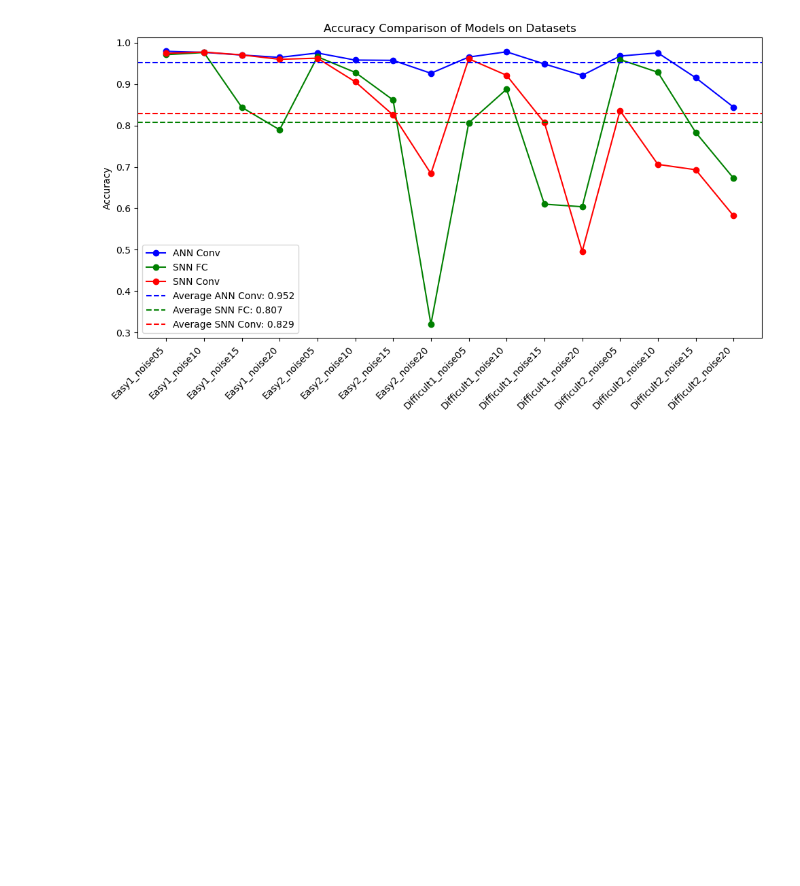
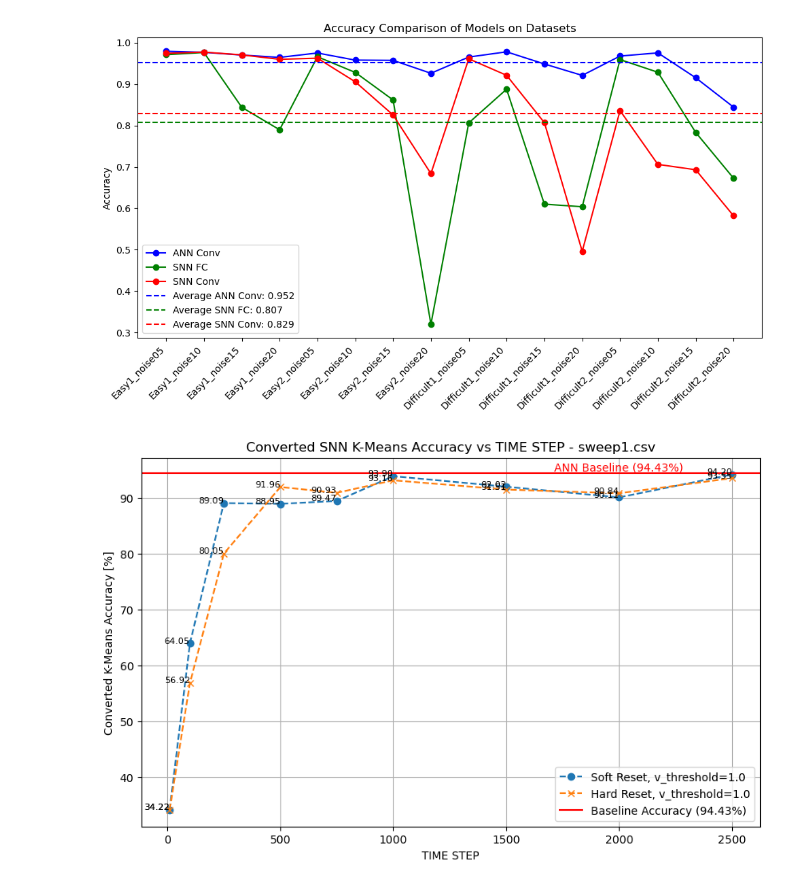
Before and after one commit to bhkim003/ByeonghyeonKim, a Jupyter notebook: my_snn/bh_chan_clustering_train_main.ipynb, the cells around one changed output. Saved outputs shown, nothing was run; the diff lists cells and outputs as text; code cells hidden in the pictures; blank space fills up the shorter version.

```diff
--- a/my_snn/bh_chan_clustering_train_main.ipynb
+++ b/my_snn/bh_chan_clustering_train_main.ipynb
@@ -645,7 +645,7 @@ def cluster_train_system(
             }, f)
 # %%
 
-gpu = '4'
+gpu = '2'
 Conv_net = True
 SAE_net = False
 
@@ -665,9 +665,9 @@ need_bias = False
 lif_add_at_first = False
 my_seed = 42
 
-TIME = 7000 # SAE일 때만 유효. coarse_com_mode일 때는 level_num이 됨. 즉 feature 개수.
+TIME = 2500 # SAE일 때만 유효. coarse_com_mode일 때는 level_num이 됨. 즉 feature 개수.
 v_decay = 1.0 # -cor
-v_threshold = 0.53 # -cor
+v_threshold = 1.25 # -cor
 v_reset = 0.0 # -cor # 10000 이상 일 시 hard reset
 BPTT_on = True # +cor
 
@@ -697,7 +697,8 @@ converted_net_forward = True # True False
 
 
 # pretrained_net = None
-pretrained_net = '/home/bhkim003/github_folder/ByeonghyeonKim/my_snn/net_save/save_now_net_중요_20250110_203117_390.pth'
+# pretrained_net = '/home/bhkim003/github_folder/ByeonghyeonKim/my_snn/net_save/save_now_net_중요_20250110_203117_390.pth'
+pretrained_net = '/home/bhkim003/github_folder/ByeonghyeonKim/my_snn/net_save/save_now_net_중요_20250113_134126_881.pth'
 
 wandb.init(project= f'spike_sorting just run',save_code=False)
 
@@ -1113,3 +1114,94 @@ plt.tight_layout()
 plt.show()
 # %% [output]
 [figure]
+# %%
+import csv
+import matplotlib.pyplot as plt
+import os  # 파일 경로 처리를 위한 모듈
+
+# CSV 파일 경로
+# csv_file_path = "/home/bhkim003/github_folder/ByeonghyeonKim/my_snn/ae_test_deprecated/250115/sweep0_vth_mul.csv" # vth_mul해서 sweep 돌린거
+csv_file_path = "/home/bhkim003/github_folder/ByeonghyeonKim/my_snn/ae_test_deprecated/250115/sweep1.csv"  #vth_mul안한거
+
+# 결과를 저장할 리스트
+tuple_list = []
+
+# CSV 파일 읽기
+with open(csv_file_path, 'r') as file:
+    reader = csv.DictReader(file)
+    for row in reader:
+        try:
+            # v_threshold, TIME, v_reset, converted_k_means_acc 값을 가져와 튜플로 변환
+            v_threshold = float(row["v_threshold"])
+            time = int(row["TIME"])
+            v_reset = int(row["v_reset"])
+            converted_k_means_acc = float(row["converted_k_means_acc"]) if row["converted_k_means_acc"] else None
+
+            # 튜플 형태로 추가 (값이 None일 경우 처리할 수도 있음)
+            tuple_list.append((v_threshold, time, v_reset, converted_k_means_acc))
+        except ValueError as e:
+            print(f"Error processing row {row}: {e}")
+
+# 데이터를 TIME 기준으로 정렬
+tuple_list.sort(key=lambda x: x[1])  # TIME을 기준으로 오름차순 정렬
+
+# reset 방식에 따라 데이터를 나누기
+soft_reset = [t for t in tuple_list if t[2] == 0]
+hard_reset = [t for t in tuple_list if t[2] == 10000]
+
+# reset 방식과 v_threshold에 따라 색상 설정
+def plot_data(data, label_prefix, marker):
+    for v_threshold in [1.0]:  # v_threshold 기준으로 제한
+        filtered_data = [(t[1], t[3]) for t in data if t[0] == v_threshold]
+        if filtered_data:  # 해당 v_threshold 데이터가 있을 경우만 플롯
+            times, accuracies = zip(*filtered_data)  # x축(TIME), y축(converted_k_means_acc)
+
+            plt.plot(
+                times,
+                accuracies,
+                marker,
+                label=f"{label_prefix}, v_threshold={v_threshold}",
+                linestyle="--",
+            )
+            # 각 점에 accuracy 표시
+            for time, acc in filtered_data:
+                if acc == None:
+                    continue
+                plt.text(time, acc, f"{acc:.2f}", fontsize=8, ha="right")
+
+# 그래프 초기화
+plt.figure(figsize=(10, 6))
+
+# soft_reset (v_reset=0) 데이터 플롯
+plot_data(soft_reset, "Soft Reset", "o")
+
+# hard_reset (v_reset=10000) 데이터 플롯
+plot_data(hard_reset, "Hard Reset", "x")
+
+# baseline accuracy 가로선 추가
+baseline_accuracy = 94.43
+plt.axhline(y=baseline_accuracy, color="red", linestyle="-", label=f"Baseline Accuracy ({baseline_accuracy}%)")
+# baseline 텍스트 추가
+plt.text(
+    2000,  # x축 위치 (그래프 오른쪽 끝)
+    baseline_accuracy + 0.4,  # y축 위치 (baseline 위 약간)
+    f"ANN Baseline ({baseline_accuracy}%)",
+    color="red",
+    fontsize=10,
+    ha="center",
+)
+
+# CSV 파일 이름 가져오기
+csv_file_name = os.path.basename(csv_file_path)
+
+# 그래프 세부 설정
+plt.title(f"Converted SNN K-Means Accuracy vs TIME STEP - {csv_file_name}")
+plt.xlabel("TIME STEP")
+plt.ylabel("Converted K-Means Accuracy [%]")
+plt.legend(loc="lower right")  # 범례를 오른쪽 아래로 이동
+plt.grid(True)
+
+# 그래프 출력
+plt.show()
+# %% [output]
+[figure, added]
```
Also changed, not shown: parts of 3 cells of this notebook, 13 other files.
